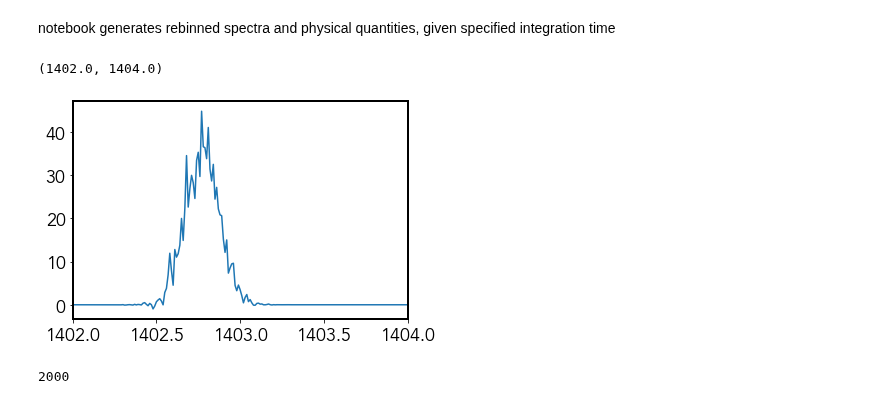
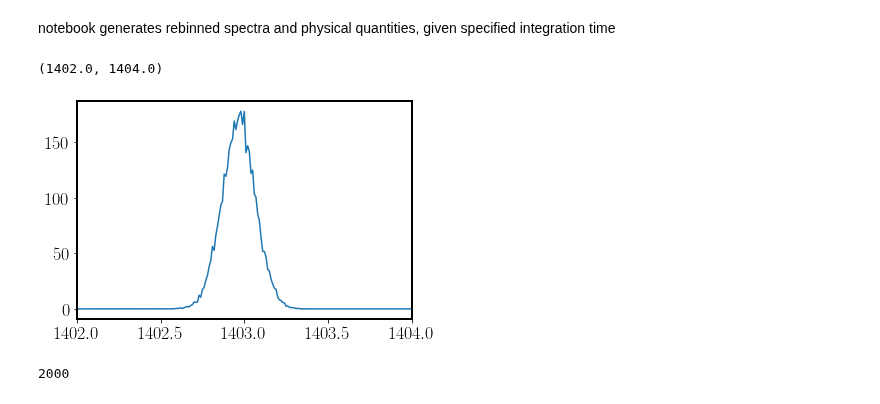
Before and after one commit to wilashfie/synth_spec, a Jupyter notebook: ebtel/EBTEL_h369.ipynb, the cells around one changed output. Saved outputs shown, nothing was run; the diff lists cells and outputs as text; code cells hidden in the pictures.

```diff
--- a/ebtel/EBTEL_h369.ipynb
+++ b/ebtel/EBTEL_h369.ipynb
@@ -24,22 +25,26 @@ plt.rcParams['font.size'] = 18
 plt.rcParams['axes.linewidth'] = 2
 
 clrs = ['#0051a2', '#97964a', '#ffd44f', '#f4777f', '#93003a']
+
+plt.rcParams['text.usetex'] = True
 # %%
 # import arrays
-tube = readsav('/Users/WilliamHenryAshfieldIV/dat/ebtel_l85_h369_5min_gaussian_test.sav',verbose=False,python_dict=False)
-frac = readsav('/Users/WilliamHenryAshfieldIV/dat/ebtel_l85_h369_gaussian_si_iv_nei.sav',verbose=False,python_dict=False)
+tube = readsav('/Users/WilliamHenryAshfieldIV/dat/ebtel_l85_h369_5min_gaussian_test_nolimiter.sav',verbose=False,python_dict=False)
+frac = readsav('/Users/WilliamHenryAshfieldIV/dat/ebtel_l85_h369_gaussian_nolimiter_si_iv_nei.sav',verbose=False,python_dict=False)
+#tube = readsav('/Users/WilliamHenryAshfieldIV/dat/ebtel_l85_h369_5min_gaussian_test.sav',verbose=False,python_dict=False)
+#frac = readsav('/Users/WilliamHenryAshfieldIV/dat/ebtel_l85_h369_gaussian_si_iv_nei.sav',verbose=False,python_dict=False)
 log10T,log10G = np.loadtxt('/Users/WilliamHenryAshfieldIV/dat/goft_1403.dat.txt',comments='%',unpack=True)
 # %%
 t_n = tube.tarr.shape[0] - 1 # len of tube in time (in steps of 0.2s)
 line = 1402.77
 # %%
-k = 350
+k = 370
 arrs = siiv(tube,frac,log10T,log10G,time=k)
-plt.plot(arrs.wav,arrs.spec)
+plt.plot(arrs.wav,arrs.spec/4.)
 plt.xlim(1402,1404)
 # %% [output]
 (1402.0, 1404.0)
-[figure, old version]
+[figure, new version]
 # %%
 len(arrs.wav)
 # %% [output]
```
Also changed, not shown: parts of 31 cells of this notebook, 2 other files.
